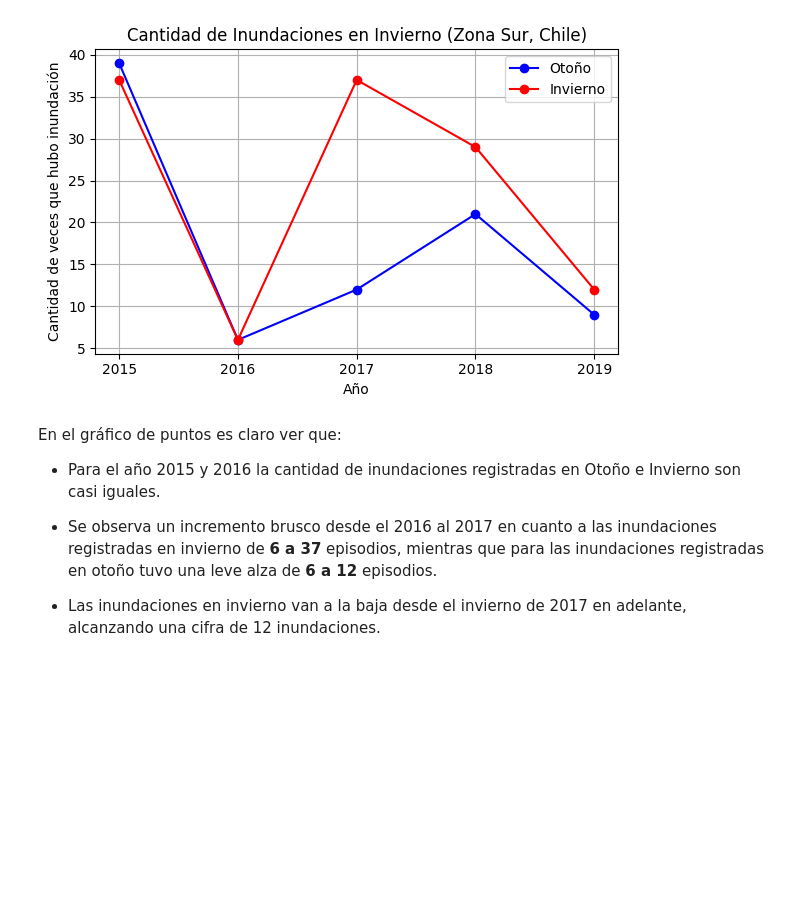
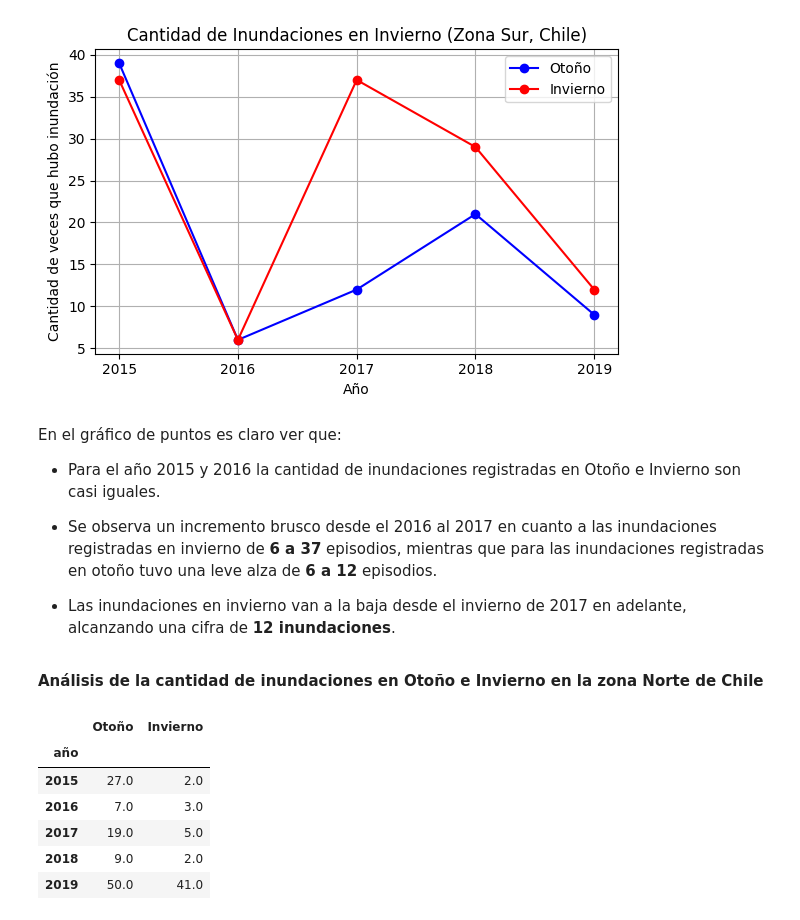
Before and after one commit to chernandezrojas1991/project-2-ml-precipitation-by-day-chile, a Jupyter notebook: project_2_ml_precipitation_by_day.ipynb, the cells around one changed output. Cells and saved outputs as stored; diff of their text form; code cells hidden in the pictures; blank space fills up the shorter version.

```diff
--- a/project_2_ml_precipitation_by_day.ipynb
+++ b/project_2_ml_precipitation_by_day.ipynb
@@ -427,4 +427,25 @@ En el gráfico de puntos es claro ver que:
 
 - Se observa un incremento brusco desde el 2016 al 2017 en cuanto a las inundaciones registradas en invierno de **6 a 37** episodios, mientras que para las inundaciones registradas en otoño tuvo una leve alza de **6 a 12** episodios.
 
-- Las inundaciones en invierno van a la baja desde el invierno de 2017 en adelante, alcanzando una cifra de 12 inundaciones.
+- Las inundaciones en invierno van a la baja desde el invierno de 2017 en adelante, alcanzando una cifra de **12 inundaciones**.
+# %% [markdown]
+**Análisis de la cantidad de inundaciones en Otoño e Invierno en la zona Norte de Chile**
+# %%
+#Filtrado por año entre 2015 y 2020, con inundación efectiva, estaciones del año: otoño e invierno en la zona norte de Chile
+df_flood_winter_year = df_precip_clean[(df_precip_clean['año'].between(2015, 2020)) & (df_precip_clean['inundacion'] == 1) & (df_precip_clean['zona'] == 1) & (df_precip_clean['estacion'].between(2,3))]
+
+#Agrupar por año y estacion y obtener cantidad de inundaciones registradas
+grouped = df_flood_winter_year.groupby(['año','estacion'])['inundacion'].count().reset_index()
+
+#Crear tabla pivote para registrar sólo año y cantidad de inundaciones registradas
+pivot_table = grouped.pivot(index='año', columns='estacion', values='inundacion')
+pivot_table.columns = ['Otoño', 'Invierno']
+pivot_table.head()
+# %% [output]
+|  | Otoño | Invierno |
+| año |  |  |
+| 2015 | 27.0 | 2.0 |
+| 2016 | 7.0 | 3.0 |
+| 2017 | 19.0 | 5.0 |
+| 2018 | 9.0 | 2.0 |
+| 2019 | 50.0 | 41.0 |
```
Also changed, not shown: parts of 3 cells of this notebook.
